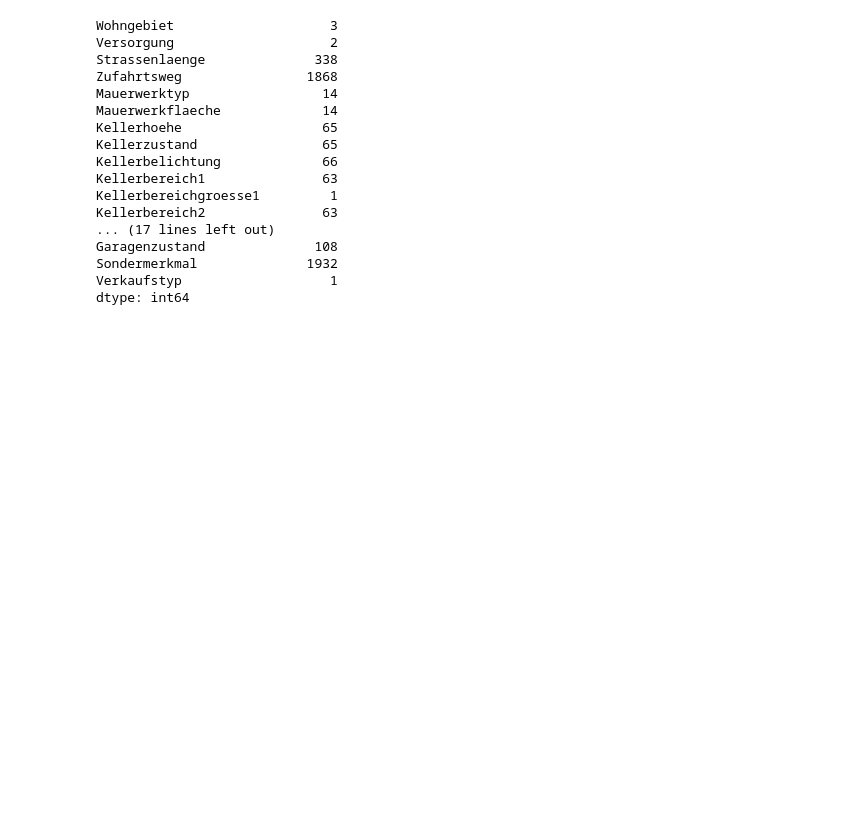
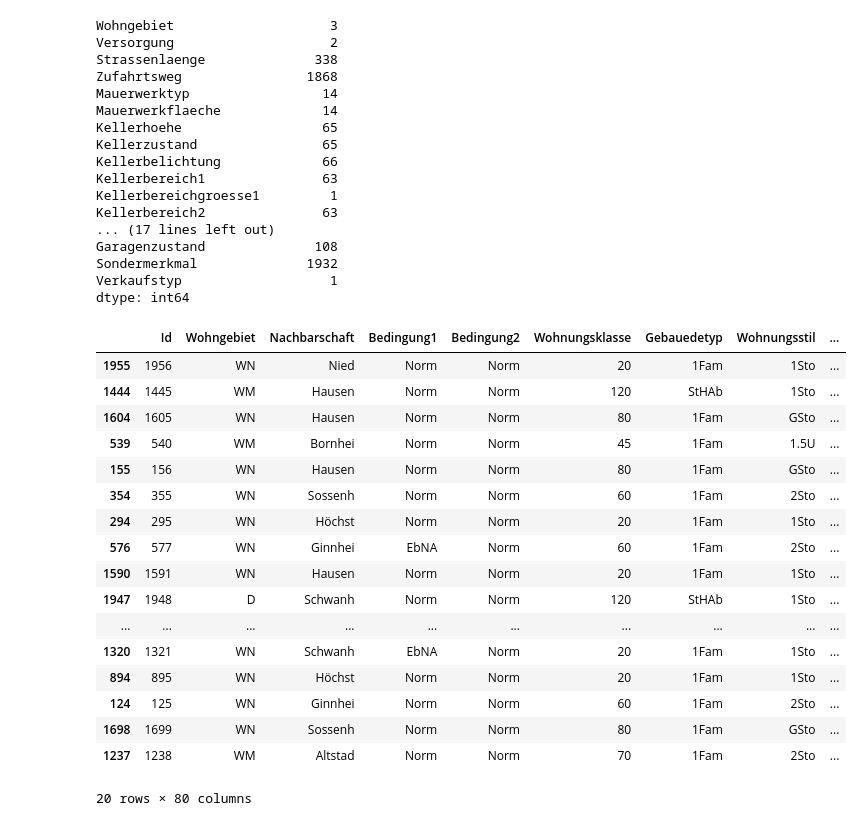
Before and after one commit to jonaw1/ml-project, a Jupyter notebook: data_exploration/explore.ipynb, the cells around one changed output. Saved outputs shown, nothing was run; the diff lists cells and outputs as text; code cells hidden in the pictures; blank space fills up the shorter version.

```diff
--- a/data_exploration/explore.ipynb
+++ b/data_exploration/explore.ipynb
@@ -1,8 +1,13 @@
 # %%
 import pandas as pd
 import os
+from dotenv import load_dotenv
 
-df = pd.read_csv(os.path.join('..', "data", "train.csv"))
+load_dotenv()
+
+RAW_DATA_PATH = os.path.join('..', os.getenv("RAW_DATA_PATH")).replace('/', os.sep)
+
+df = pd.read_csv(RAW_DATA_PATH)
 
 display(df)
 # %% [output]
@@ -85,3 +68,29 @@ Garagenzustand              108
 Sondermerkmal              1932
 Verkaufstyp                   1
 dtype: int64
+# %%
+PRODUCTION_FOLDER = os.path.join('..', os.getenv("PRODUCTION_FOLDER")).replace('/', os.sep)
+
+random = df.sample(20)
+random = random.drop(columns=['Verkaufspreis'])
+random.to_csv(os.path.join(PRODUCTION_FOLDER, 'test_data.csv'), index=False)
+random
+# %% [output]
+|  | Id | Wohngebiet | Nachbarschaft | Bedingung1 | Bedingung2 | Wohnungsklasse | Gebauedetyp | Wohnungsstil | ... |
+| 1955 | 1956 | WN | Nied | Norm | Norm | 20 | 1Fam | 1Sto | ... |
+| 1444 | 1445 | WM | Hausen | Norm | Norm | 120 | StHAb | 1Sto | ... |
+| 1604 | 1605 | WN | Hausen | Norm | Norm | 80 | 1Fam | GSto | ... |
+| 539 | 540 | WM | Bornhei | Norm | Norm | 45 | 1Fam | 1.5U | ... |
+| 155 | 156 | WN | Hausen | Norm | Norm | 80 | 1Fam | GSto | ... |
+| 354 | 355 | WN | Sossenh | Norm | Norm | 60 | 1Fam | 2Sto | ... |
+| 294 | 295 | WN | Höchst | Norm | Norm | 20 | 1Fam | 1Sto | ... |
+| 576 | 577 | WN | Ginnhei | EbNA | Norm | 60 | 1Fam | 2Sto | ... |
+| 1590 | 1591 | WN | Hausen | Norm | Norm | 20 | 1Fam | 1Sto | ... |
+| 1947 | 1948 | D | Schwanh | Norm | Norm | 120 | StHAb | 1Sto | ... |
+| ... | ... | ... | ... | ... | ... | ... | ... | ... | ... |
+| 1320 | 1321 | WN | Schwanh | EbNA | Norm | 20 | 1Fam | 1Sto | ... |
+| 894 | 895 | WN | Höchst | Norm | Norm | 20 | 1Fam | 1Sto | ... |
+| 124 | 125 | WN | Ginnhei | Norm | Norm | 60 | 1Fam | 2Sto | ... |
+| 1698 | 1699 | WN | Sossenh | Norm | Norm | 80 | 1Fam | GSto | ... |
+| 1237 | 1238 | WM | Altstad | Norm | Norm | 70 | 1Fam | 2Sto | ... |
+20 rows × 80 columns
```
Also changed, not shown: parts of 2 cells of this notebook, 16 other files.
